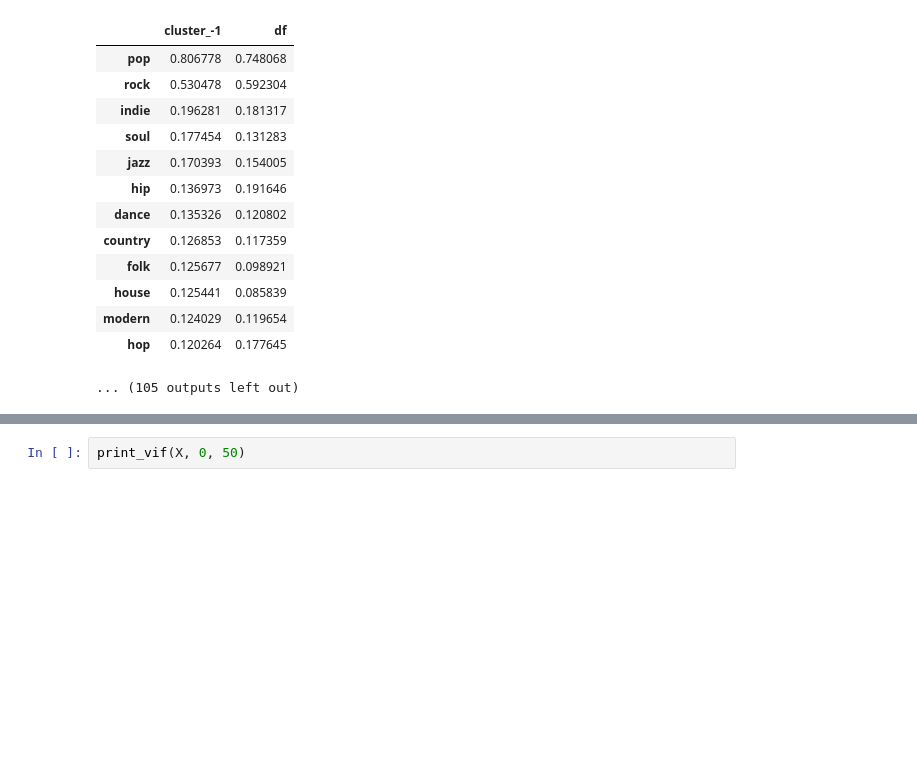
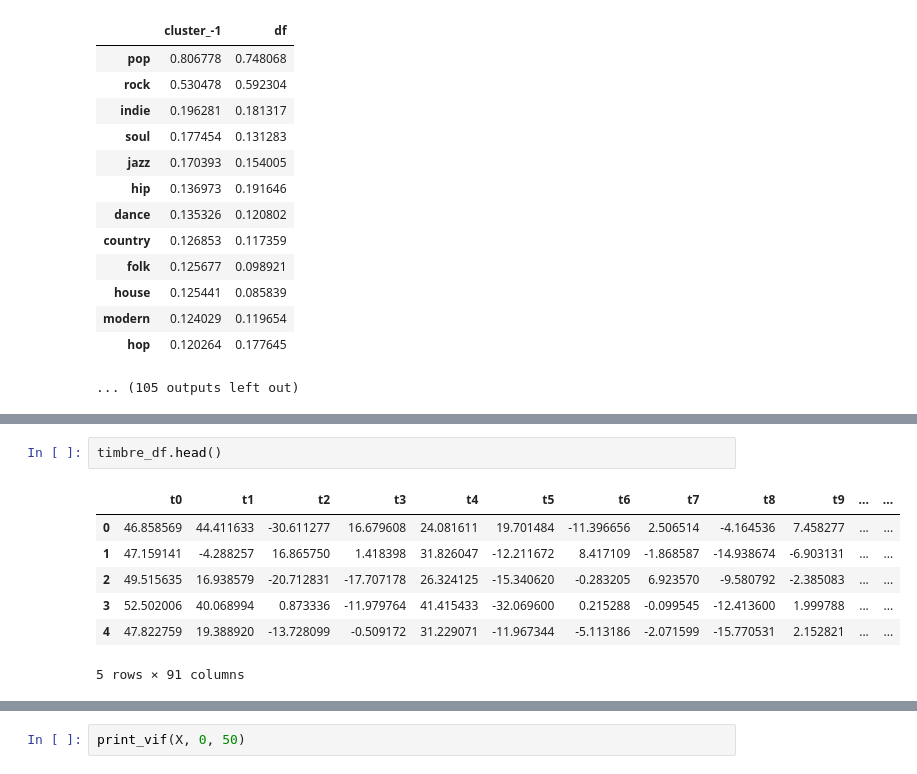
Before and after one commit to 0-b1t/aa_cluster, a Jupyter notebook: timbre_clust.ipynb, the cells around one changed output, grey strips where cells are left out. Cells and saved outputs as stored; diff of their text form; blank space fills up the shorter version.

```diff
--- a/timbre_clust.ipynb
+++ b/timbre_clust.ipynb
@@ -395,3 +411,13 @@ drop_cols = ["t2-t2", "t3-t3", "t5-t5", "t7-t7", "t9-t9", "t10-t10"]
 X = X.drop(drop_cols, 1)
 # %% [output]
 [interactive output not drawn]
+# %%
+timbre_df.head()
+# %% [output]
+|  | t0 | t1 | t2 | t3 | t4 | t5 | t6 | t7 | t8 | t9 | ... | ... |
+| 0 | 46.858569 | 44.411633 | -30.611277 | 16.679608 | 24.081611 | 19.701484 | -11.396656 | 2.506514 | -4.164536 | 7.458277 | ... | ... |
+| 1 | 47.159141 | -4.288257 | 16.865750 | 1.418398 | 31.826047 | -12.211672 | 8.417109 | -1.868587 | -14.938674 | -6.903131 | ... | ... |
+| 2 | 49.515635 | 16.938579 | -20.712831 | -17.707178 | 26.324125 | -15.340620 | -0.283205 | 6.923570 | -9.580792 | -2.385083 | ... | ... |
+| 3 | 52.502006 | 40.068994 | 0.873336 | -11.979764 | 41.415433 | -32.069600 | 0.215288 | -0.099545 | -12.413600 | 1.999788 | ... | ... |
+| 4 | 47.822759 | 19.388920 | -13.728099 | -0.509172 | 31.229071 | -11.967344 | -5.113186 | -2.071599 | -15.770531 | 2.152821 | ... | ... |
+5 rows × 91 columns
```
Also changed, not shown: parts of 38 cells of this notebook.
